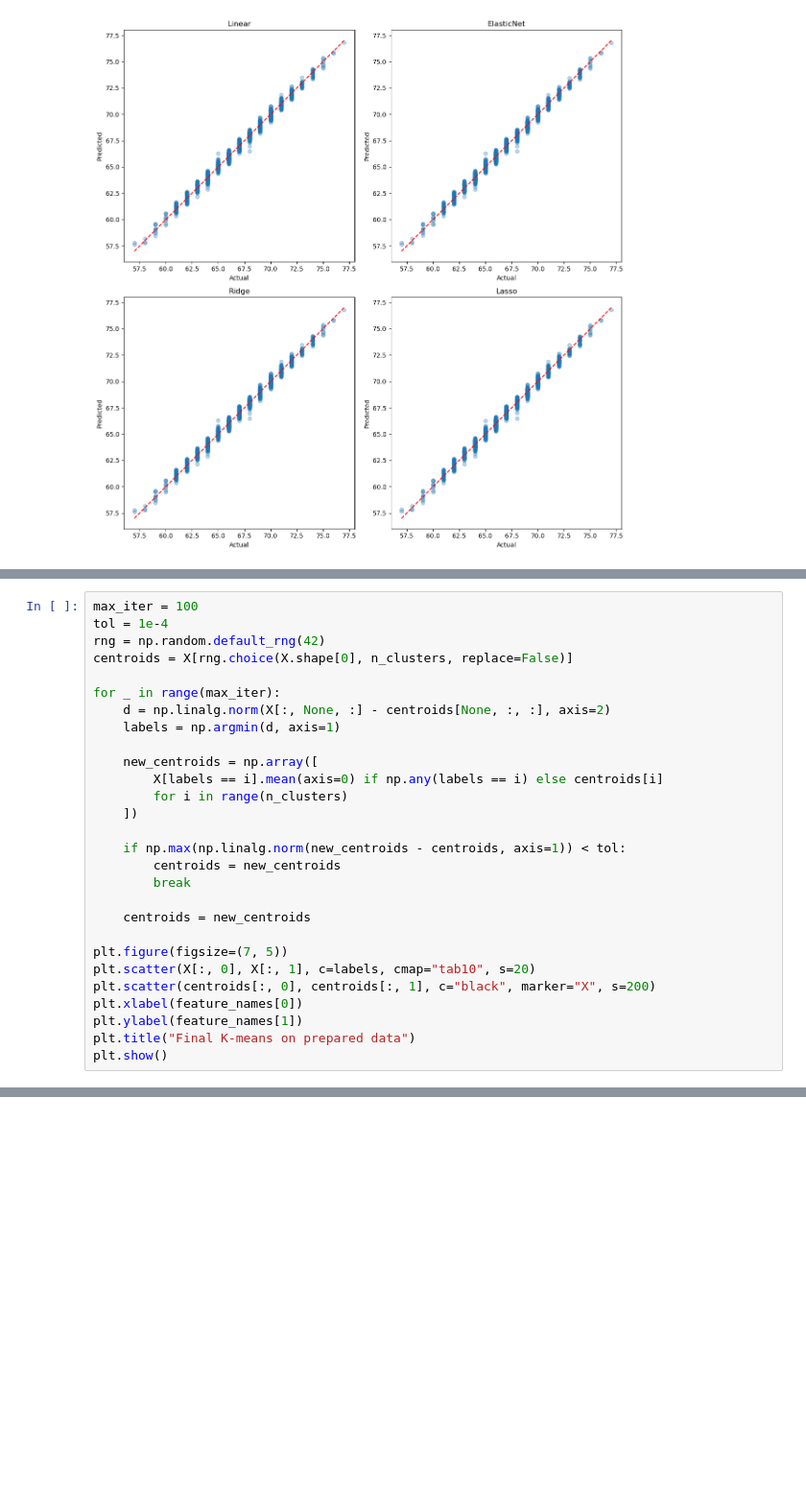
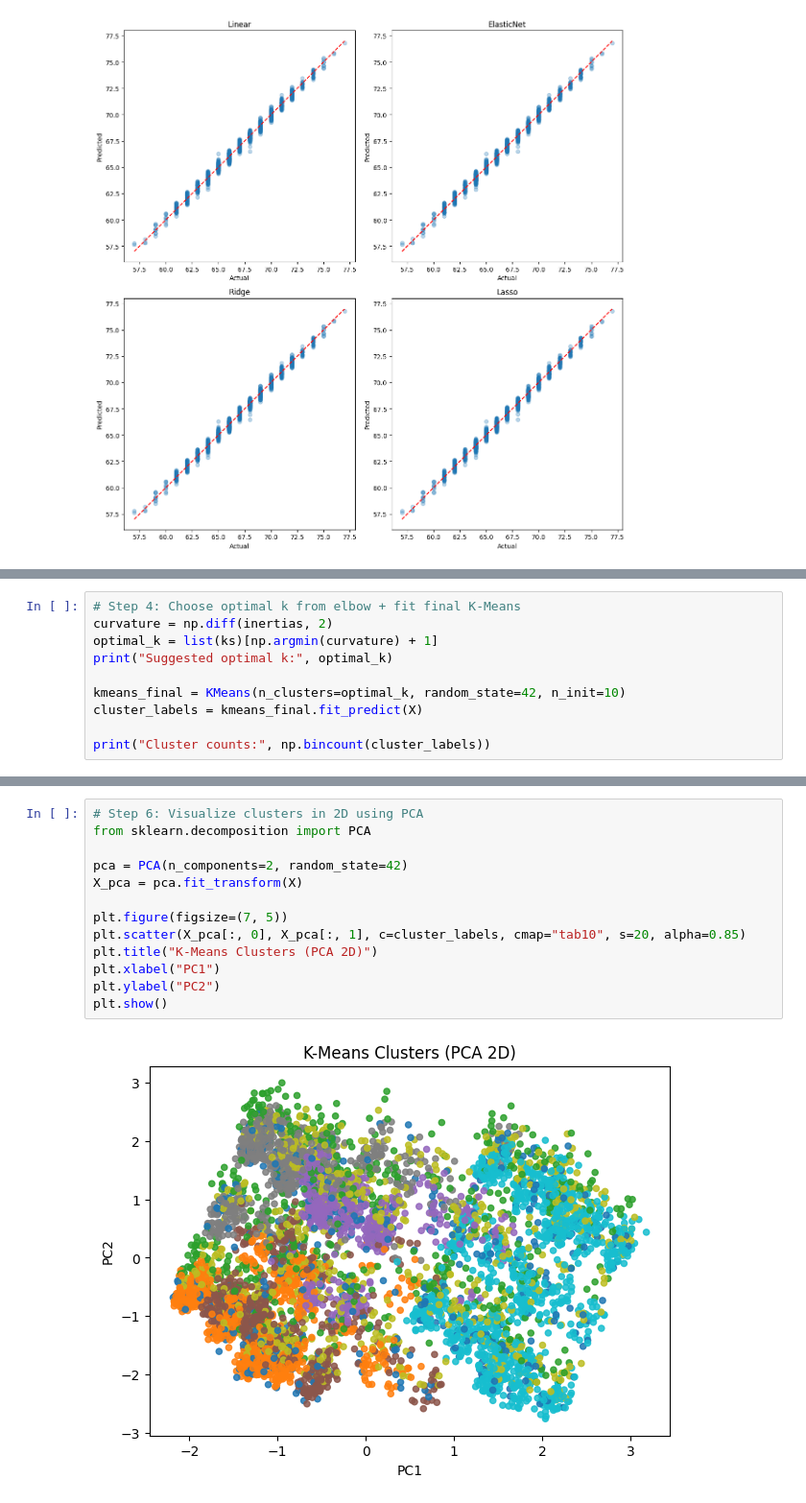
Before and after one commit to EarlClydeeee/pattern_recognition, a Jupyter notebook: student_performance.ipynb, the cells around one changed output, grey strips where cells are left out. Shown at 96% size. Saved outputs shown, nothing was run; the diff lists cells and outputs as text; blank space fills up the shorter version.

```diff
--- a/student_performance.ipynb
+++ b/student_performance.ipynb
@@ -489,29 +436,11 @@ Not converged yet: continue assignment + update steps.
 # %%
-max_iter = 100
-tol = 1e-4
-rng = np.random.default_rng(42)
-centroids = X[rng.choice(X.shape[0], n_clusters, replace=False)]
+# Step 4: Choose optimal k from elbow + fit final K-Means
+curvature = np.diff(inertias, 2)
+optimal_k = list(ks)[np.argmin(curvature) + 1]
+print("Suggested optimal k:", optimal_k)
 
-for _ in range(max_iter):
-    d = np.linalg.norm(X[:, None, :] - centroids[None, :, :], axis=2)
-    labels = np.argmin(d, axis=1)
+kmeans_final = KMeans(n_clusters=optimal_k, random_state=42, n_init=10)
+cluster_labels = kmeans_final.fit_predict(X)
 
-    new_centroids = np.array([
-        X[labels == i].mean(axis=0) if np.any(labels == i) else centroids[i]
-        for i in range(n_clusters)
-    ])
-
-    if np.max(np.linalg.norm(new_centroids - centroids, axis=1)) < tol:
-        centroids = new_centroids
-        break
-
-    centroids = new_centroids
-
-plt.figure(figsize=(7, 5))
-plt.scatter(X[:, 0], X[:, 1], c=labels, cmap="tab10", s=20)
-plt.scatter(centroids[:, 0], centroids[:, 1], c="black", marker="X", s=200)
-plt.xlabel(feature_names[0])
-plt.ylabel(feature_names[1])
-plt.title("Final K-means on prepared data")
-plt.show()
+print("Cluster counts:", np.bincount(cluster_labels))
 # %% [output]
@@ -535,0 +476,15 @@ converged: True
+# %%
+# Step 6: Visualize clusters in 2D using PCA
+from sklearn.decomposition import PCA
+
+pca = PCA(n_components=2, random_state=42)
+X_pca = pca.fit_transform(X)
+
+plt.figure(figsize=(7, 5))
+plt.scatter(X_pca[:, 0], X_pca[:, 1], c=cluster_labels, cmap="tab10", s=20, alpha=0.85)
+plt.title("K-Means Clusters (PCA 2D)")
+plt.xlabel("PC1")
+plt.ylabel("PC2")
+plt.show()
+# %% [output]
+[figure, added]
```
Also changed, not shown: parts of 12 cells of this notebook.
